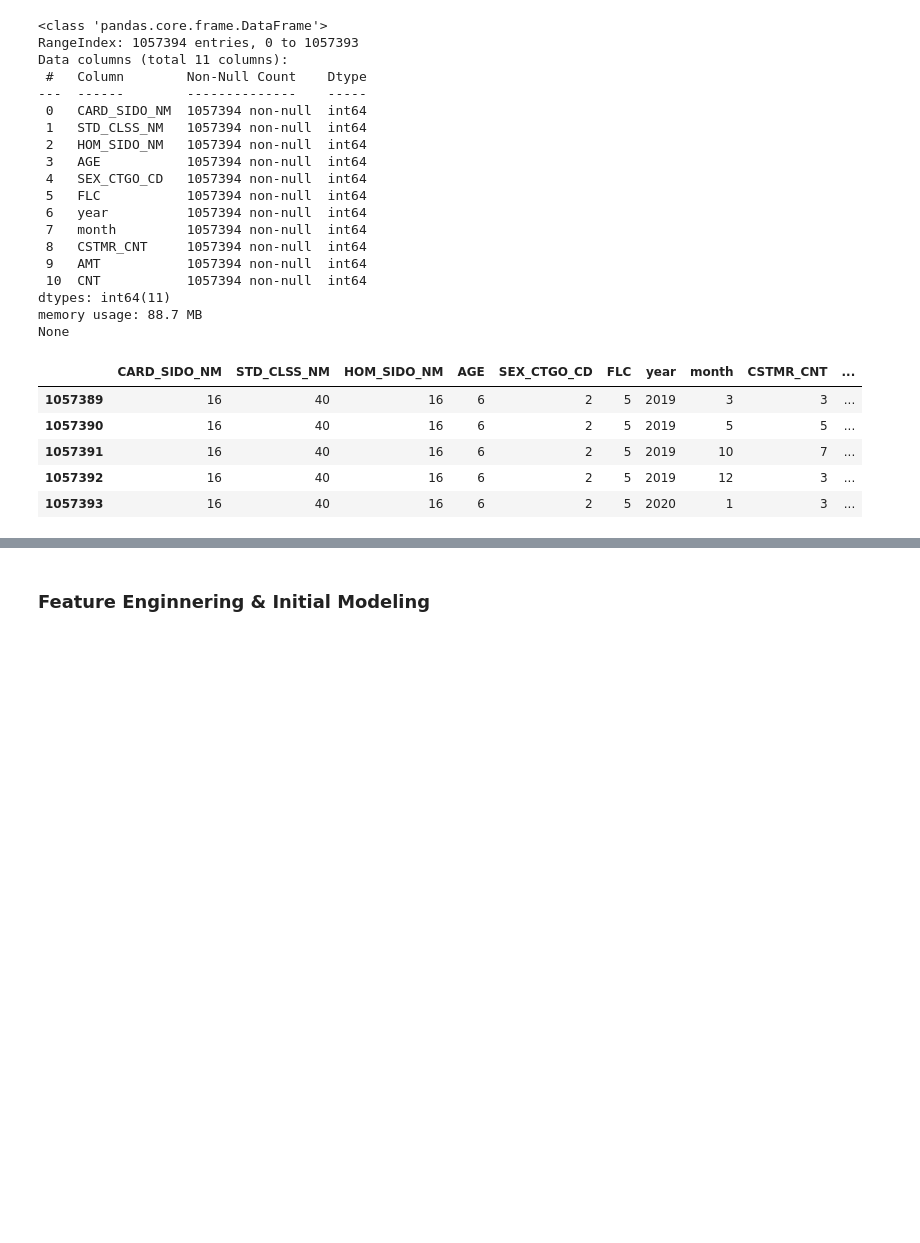
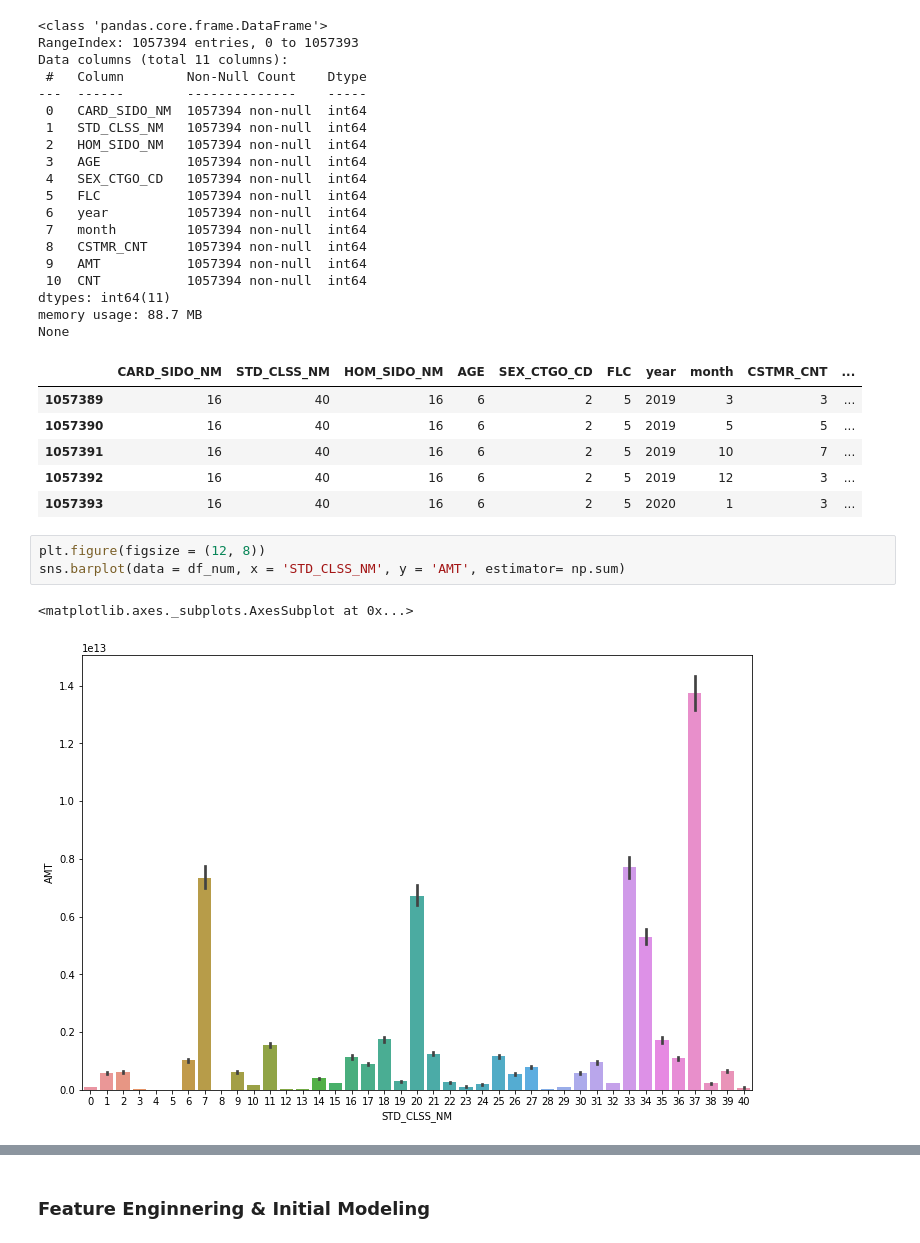
Before and after one commit to kim-bo-saeng/dacon_jeju, a Jupyter notebook: jeju_data_analysis.ipynb, the cells around one changed output, grey strips where cells are left out. Cells and saved outputs as stored; diff of their text form; blank space fills up the shorter version.

```diff
--- a/jeju_data_analysis.ipynb
+++ b/jeju_data_analysis.ipynb
@@ -140,3 +139,9 @@ None
 | 1057391 | 16 | 40 | 16 | 6 | 2 | 5 | 2019 | 10 | 7 | ... |
 | 1057392 | 16 | 40 | 16 | 6 | 2 | 5 | 2019 | 12 | 3 | ... |
 | 1057393 | 16 | 40 | 16 | 6 | 2 | 5 | 2020 | 1 | 3 | ... |
+# %%
+plt.figure(figsize = (12, 8))
+sns.barplot(data = df_num, x = 'STD_CLSS_NM', y = 'AMT', estimator= np.sum)
+# %% [output]
+<matplotlib.axes._subplots.AxesSubplot at 0x...>
+[figure, added]
```
Also changed, not shown: parts of 18 cells of this notebook.
